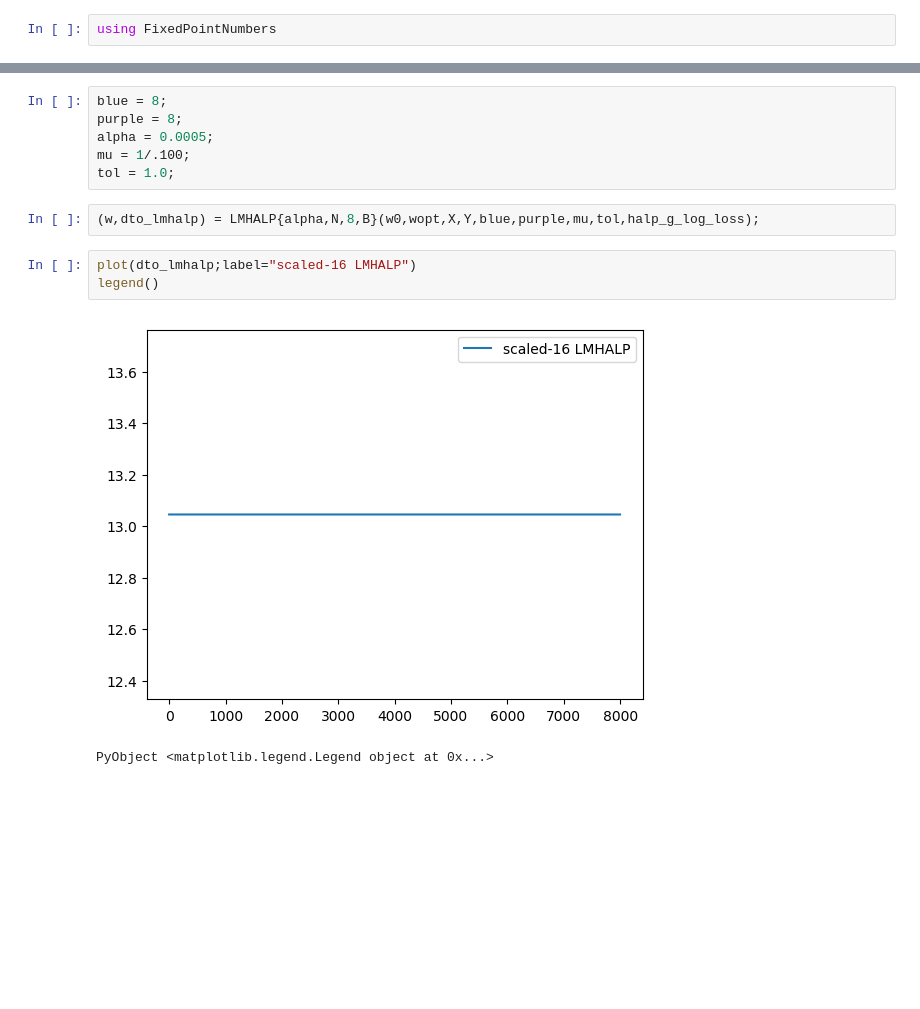
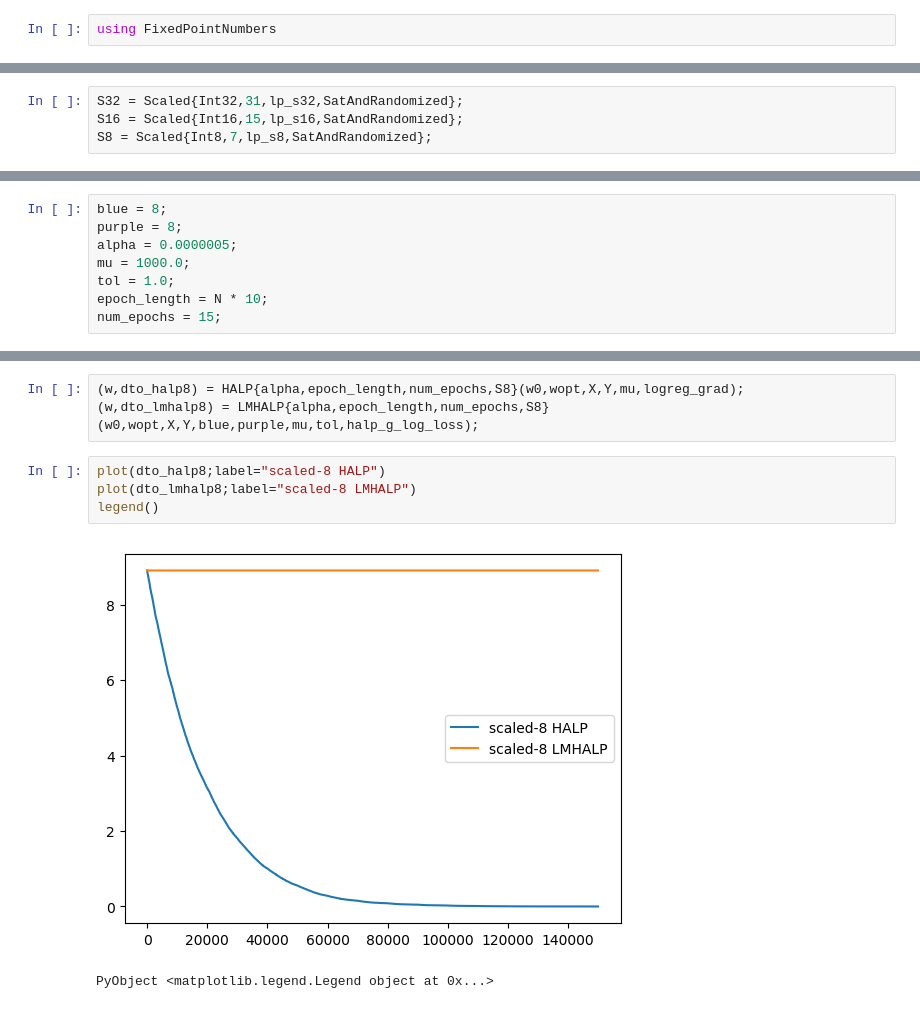
Before and after one commit to ifilonenko/sgd-vr-precision, a Jupyter notebook: experiments/lm-halp.ipynb, the cells around one changed output, grey strips where cells are left out. Drawn from its saved outputs; the diff is of its cells as text; blank space fills up the shorter version.

```diff
--- a/experiments/lm-halp.ipynb
+++ b/experiments/lm-halp.ipynb
@@ -73,0 +134,4 @@ tol = 1.0;
+# %%
+S32 = Scaled{Int32,31,lp_s32,SatAndRandomized};
+S16 = Scaled{Int16,15,lp_s16,SatAndRandomized};
+S8 = Scaled{Int8,7,lp_s8,SatAndRandomized};
@@ -74 +163,9 @@ tol = 1.0;
+# %%
+blue = 8;
+purple = 8;
+alpha = 0.0000005;
+mu = 1000.0;
+tol = 1.0;
+epoch_length = N * 10;
+num_epochs = 15;
 # %%
@@ -104,14 +206,10 @@ halp_g_log_loss = ((p, Y) -> (-Y ./ (1 + exp.(Y .* p))) / length(Y))
-# %%
-blue = 8;
-purple = 8;
-alpha = 0.0005;
-mu = 1/.100;
-tol = 1.0;
 # %%
-(w,dto_lmhalp) = LMHALP{alpha,N,8,B}(w0,wopt,X,Y,blue,purple,mu,tol,halp_g_log_loss);
+(w,dto_halp8) = HALP{alpha,epoch_length,num_epochs,S8}(w0,wopt,X,Y,mu,logreg_grad);
+(w,dto_lmhalp8) = LMHALP{alpha,epoch_length,num_epochs,S8}(w0,wopt,X,Y,blue,purple,mu,tol,halp_g_log_loss);
 # %%
-plot(dto_lmhalp;label="scaled-16 LMHALP")
+plot(dto_halp8;label="scaled-8 HALP")
+plot(dto_lmhalp8;label="scaled-8 LMHALP")
 legend()
 # %% [output]
-[figure, old version]
+[figure, new version]
 PyObject <matplotlib.legend.Legend object at 0x...>
```
Also changed, not shown: parts of 15 cells of this notebook, 1 other file.
